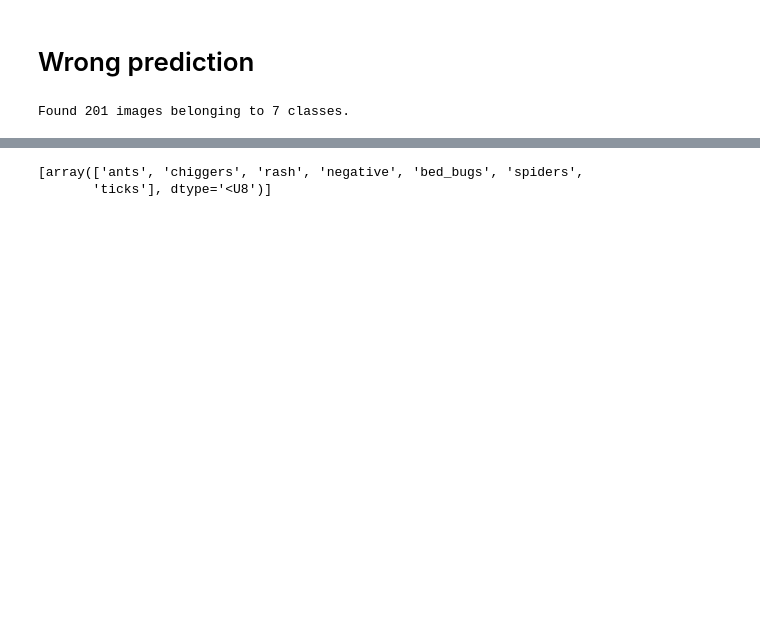
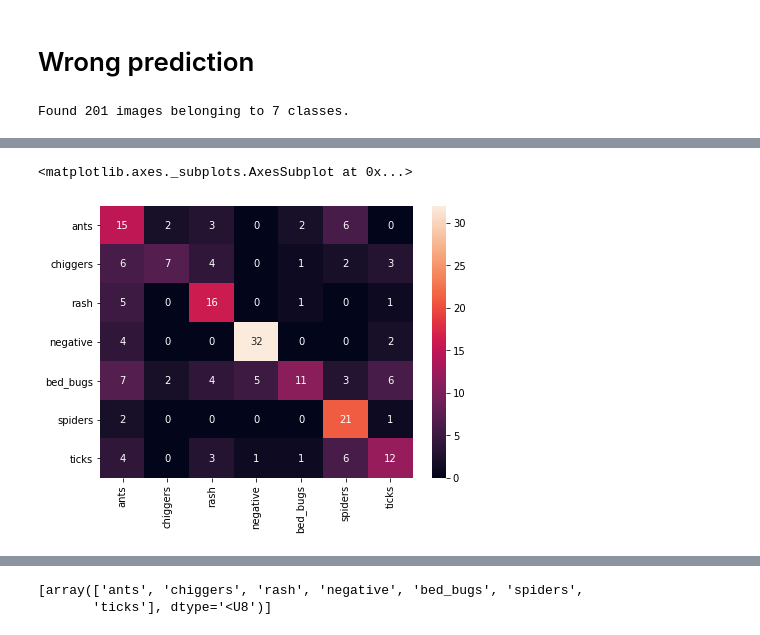
Before and after one commit to eyyeung/bugbite_ID, a Jupyter notebook: TensorFlow_Keras/Looking_at_wrong_predictions_V2.ipynb, the cells around one changed output, grey strips where cells are left out. Saved outputs shown, nothing was run; the diff lists cells and outputs as text; code cells hidden in the pictures; blank space fills up the shorter version.

```diff
--- a/TensorFlow_Keras/Looking_at_wrong_predictions_V2.ipynb
+++ b/TensorFlow_Keras/Looking_at_wrong_predictions_V2.ipynb
@@ -51,3 +47,21 @@ sns.heatmap(confusion_mtx, annot=True, fmt="d");
+# %%
+import seaborn as sns
+
+plt.figure(figsize=(7,5))
+
+confusion_mtx = confusion_matrix(y_true, y_pred)
+
+x_axis_labels = ['ants', 'chiggers', 'rash', 'negative', 'bed_bugs', 'spiders',
+       'ticks'] # labels for x-axis
+y_axis_labels = ['ants', 'chiggers', 'rash', 'negative', 'bed_bugs', 'spiders',
+       'ticks'] # labels for y-axis
+
+sns.heatmap(confusion_mtx, xticklabels=x_axis_labels, yticklabels=y_axis_labels, annot=True)
+
+#sns.heatmap(confusion_mtx, annot=True);
+# %% [output]
+<matplotlib.axes._subplots.AxesSubplot at 0x...>
+[figure, added]
 # %%
 errors = np.where(y_pred != y_true)[0]
 wrong_file = {}
```
Also changed, not shown: parts of 5 cells of this notebook, 22 other files.
